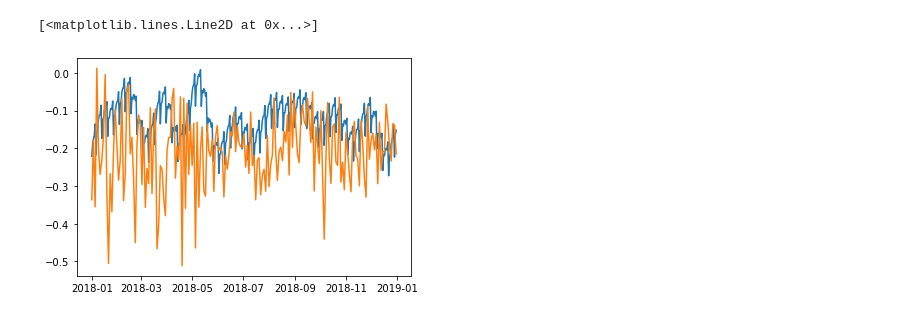
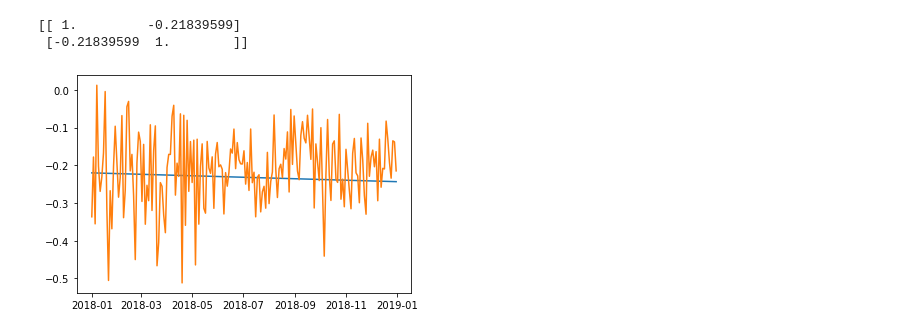
Before and after one commit to bermanjt/RedditMentalHealth, a Jupyter notebook: VADER_Prophet.ipynb, the cells around one changed output. Cells and saved outputs as stored; diff of their text form; code cells hidden in the pictures.

```diff
--- a/VADER_Prophet.ipynb
+++ b/VADER_Prophet.ipynb
@@ -269,11 +252,11 @@ print(df_2020)
 # %%
 #start fitting data using Prophet model
-m_2017 = Prophet(yearly_seasonality=True, daily_seasonality=True)
+m_2017 = Prophet(weekly_seasonality=False)
 #fit model with 2017 data, use the to predict 2018 data
 m_2017.fit(df_2017)
 future_2018 = m_2017.make_future_dataframe(periods=365)[-365:]
 forecast_2018 = m_2017.predict(future_2018)
 y_hat_2018 = forecast_2018[['ds','yhat']]
-print(y_hat_2018)
 fig1 = m_2017.plot(forecast_2018)
+#m_2017.plot_components(forecast_2018)
 # %% [output]
@@ -295,7 +266,11 @@ fig1 = m_2017.plot(forecast_2018)
 # %%
 #plot predicted_2018 vs true_2018 to check for similarities
 plt.plot(y_hat_2018['ds'], y_hat_2018['yhat'])
 plt.plot(df_2018['ds'],df_2018['y'])
+#find correlation between the two values as well
+y_hat_2018_trim = y_hat_2018.iloc[::2]
+print(np.corrcoef(y_hat_2018_trim['yhat'], df_2018['y']))
 # %% [output]
-[<matplotlib.lines.Line2D at 0x...>]
+[[ 1.         -0.21839599]
+ [-0.21839599  1.        ]]
-[figure, old version]
+[figure, new version]
```
Also changed, not shown: parts of 13 cells of this notebook.
